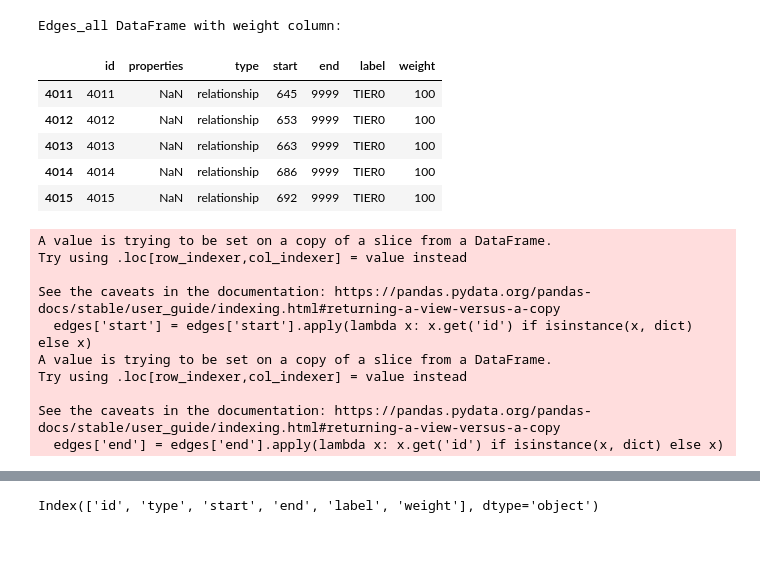
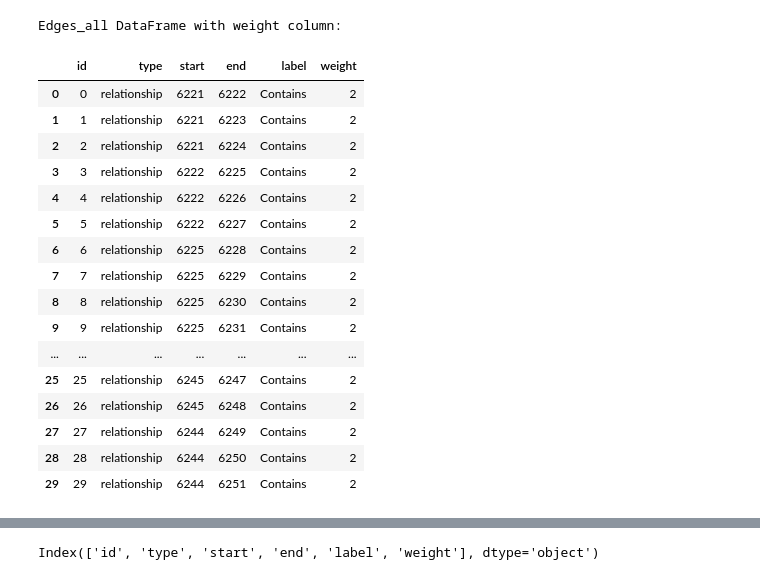
Before and after one commit to markajbell/BH, a Jupyter notebook: ShortestPath-7.ipynb, the cells around one changed output, grey strips where cells are left out. Saved outputs shown, nothing was run; the diff lists cells and outputs as text; code cells hidden in the pictures; blank space fills up the shorter version.

```diff
--- a/ShortestPath-7.ipynb
+++ b/ShortestPath-7.ipynb
@@ -358,3 +341,8 @@ tier0_node_ids = np.sort(tier0_node_ids)
 print("Data type of tier0_node_ids:", tier0_node_ids.dtype)
 # %% [output]
 Data type of tier0_node_ids: int64
+# %%
+len(edges)
+
+edges = edges[:-1]
+edges.tail()
@@ -513,28 +602,22 @@ print("\nEdges_all DataFrame with weight column:")
 Edges_all DataFrame with weight column:
 # %%
 #edges = edges[:-1]
-edges.tail()
+edges.head(30)
 # %% [output]
-|  | id | properties | type | start | end | label | weight |
-| 4011 | 4011 | NaN | relationship | 645 | 9999 | TIER0 | 100 |
-| 4012 | 4012 | NaN | relationship | 653 | 9999 | TIER0 | 100 |
-| 4013 | 4013 | NaN | relationship | 663 | 9999 | TIER0 | 100 |
-| 4014 | 4014 | NaN | relationship | 686 | 9999 | TIER0 | 100 |
-| 4015 | 4015 | NaN | relationship | 692 | 9999 | TIER0 | 100 |
+|  | id | type | start | end | label | weight |
+| 0 | 0 | relationship | 6221 | 6222 | Contains | 2 |
+| 1 | 1 | relationship | 6221 | 6223 | Contains | 2 |
+| 2 | 2 | relationship | 6221 | 6224 | Contains | 2 |
+| 3 | 3 | relationship | 6222 | 6225 | Contains | 2 |
+| 4 | 4 | relationship | 6222 | 6226 | Contains | 2 |
+| 5 | 5 | relationship | 6222 | 6227 | Contains | 2 |
+| 6 | 6 | relationship | 6225 | 6228 | Contains | 2 |
+| 7 | 7 | relationship | 6225 | 6229 | Contains | 2 |
+| 8 | 8 | relationship | 6225 | 6230 | Contains | 2 |
+| 9 | 9 | relationship | 6225 | 6231 | Contains | 2 |
+| ... | ... | ... | ... | ... | ... | ... |
+| 25 | 25 | relationship | 6245 | 6247 | Contains | 2 |
+| 26 | 26 | relationship | 6245 | 6248 | Contains | 2 |
+| 27 | 27 | relationship | 6244 | 6249 | Contains | 2 |
+| 28 | 28 | relationship | 6244 | 6250 | Contains | 2 |
+| 29 | 29 | relationship | 6244 | 6251 | Contains | 2 |
-# %%
-# prompt: from edges['start'] get 'id' and from edges['end] get 'id'
-# replace start with edges['start'][id'] and  end with edges['end']['id']
-
-edges['start'] = edges['start'].apply(lambda x: x.get('id') if isinstance(x, dict) else x)
-edges['end'] = edges['end'].apply(lambda x: x.get('id') if isinstance(x, dict) else x)
-# %% [output]
-A value is trying to be set on a copy of a slice from a DataFrame.
-Try using .loc[row_indexer,col_indexer] = value instead
-
-See the caveats in the documentation: https://pandas.pydata.org/pandas-docs/stable/user_guide/indexing.html#returning-a-view-versus-a-copy
-  edges['start'] = edges['start'].apply(lambda x: x.get('id') if isinstance(x, dict) else x)
-A value is trying to be set on a copy of a slice from a DataFrame.
-Try using .loc[row_indexer,col_indexer] = value instead
-
-See the caveats in the documentation: https://pandas.pydata.org/pandas-docs/stable/user_guide/indexing.html#returning-a-view-versus-a-copy
-  edges['end'] = edges['end'].apply(lambda x: x.get('id') if isinstance(x, dict) else x)
```
Also changed, not shown: parts of 48 cells of this notebook.
